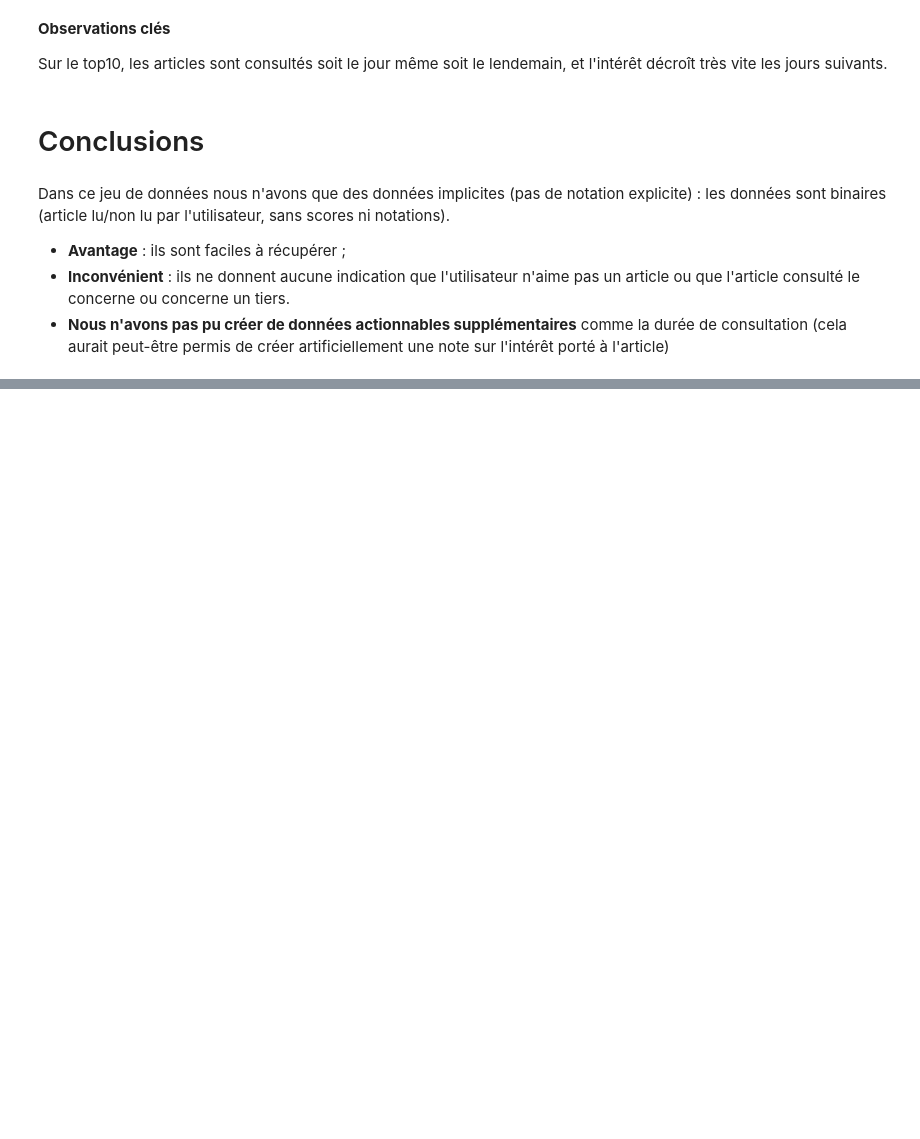
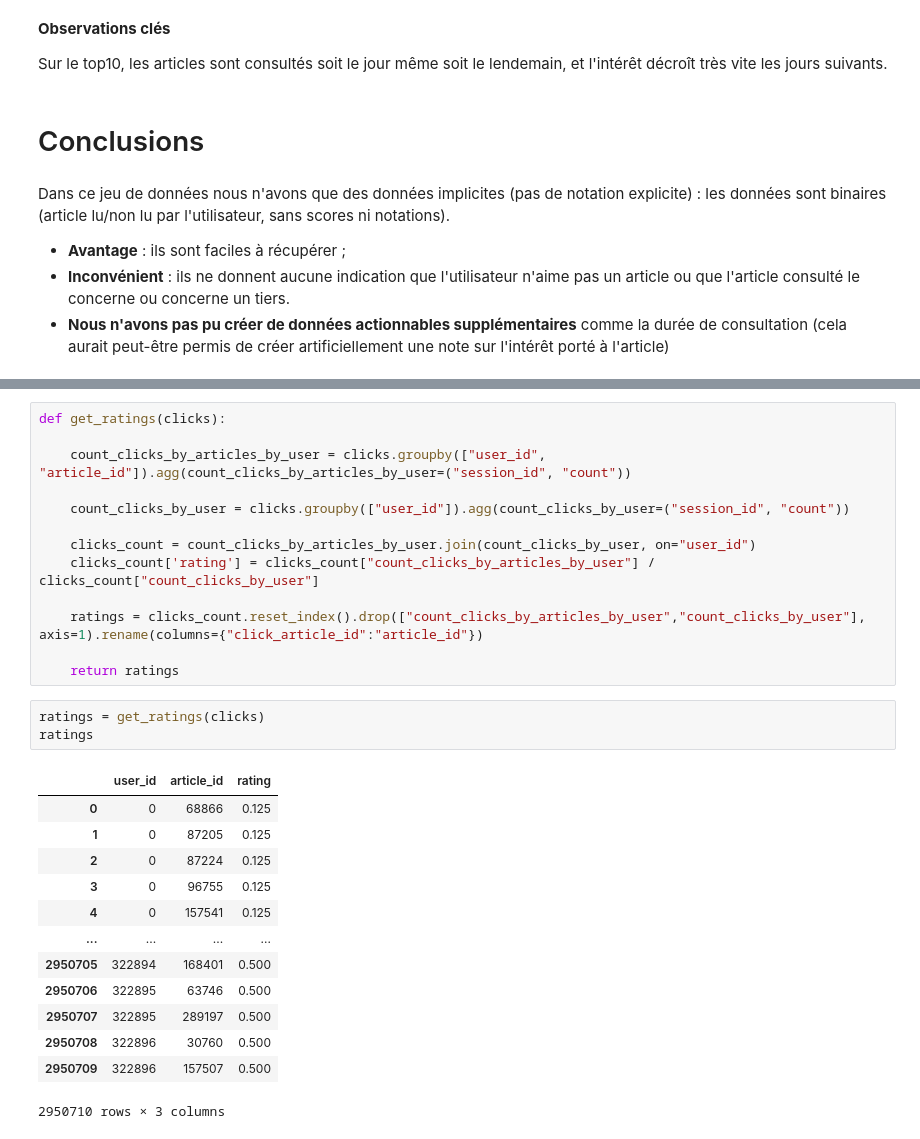
Before and after one commit to MorlotN/P9_OCR, a Jupyter notebook: Morlot_Nicolas_2_scripts_122022.ipynb, the cells around one changed output, grey strips where cells are left out. Cells and saved outputs as stored; diff of their text form; blank space fills up the shorter version.

```diff
--- a/Morlot_Nicolas_2_scripts_122022.ipynb
+++ b/Morlot_Nicolas_2_scripts_122022.ipynb
@@ -455,0 +667,30 @@ Dans ce jeu de données nous n'avons que des données implicites (pas de notatio
+# %%
+def get_ratings(clicks):
+
+    count_clicks_by_articles_by_user = clicks.groupby(["user_id", "article_id"]).agg(count_clicks_by_articles_by_user=("session_id", "count"))
+
+    count_clicks_by_user = clicks.groupby(["user_id"]).agg(count_clicks_by_user=("session_id", "count"))
+
+    clicks_count = count_clicks_by_articles_by_user.join(count_clicks_by_user, on="user_id")
+    clicks_count['rating'] = clicks_count["count_clicks_by_articles_by_user"] / clicks_count["count_clicks_by_user"]
+
+    ratings = clicks_count.reset_index().drop(["count_clicks_by_articles_by_user","count_clicks_by_user"], axis=1).rename(columns={"click_article_id":"article_id"})
+
+    return ratings
+# %%
+ratings = get_ratings(clicks)
+ratings
+# %% [output]
+|  | user_id | article_id | rating |
+| 0 | 0 | 68866 | 0.125 |
+| 1 | 0 | 87205 | 0.125 |
+| 2 | 0 | 87224 | 0.125 |
+| 3 | 0 | 96755 | 0.125 |
+| 4 | 0 | 157541 | 0.125 |
+| ... | ... | ... | ... |
+| 2950705 | 322894 | 168401 | 0.500 |
+| 2950706 | 322895 | 63746 | 0.500 |
+| 2950707 | 322895 | 289197 | 0.500 |
+| 2950708 | 322896 | 30760 | 0.500 |
+| 2950709 | 322896 | 157507 | 0.500 |
+2950710 rows × 3 columns
```
Also changed, not shown: parts of 51 cells of this notebook.
